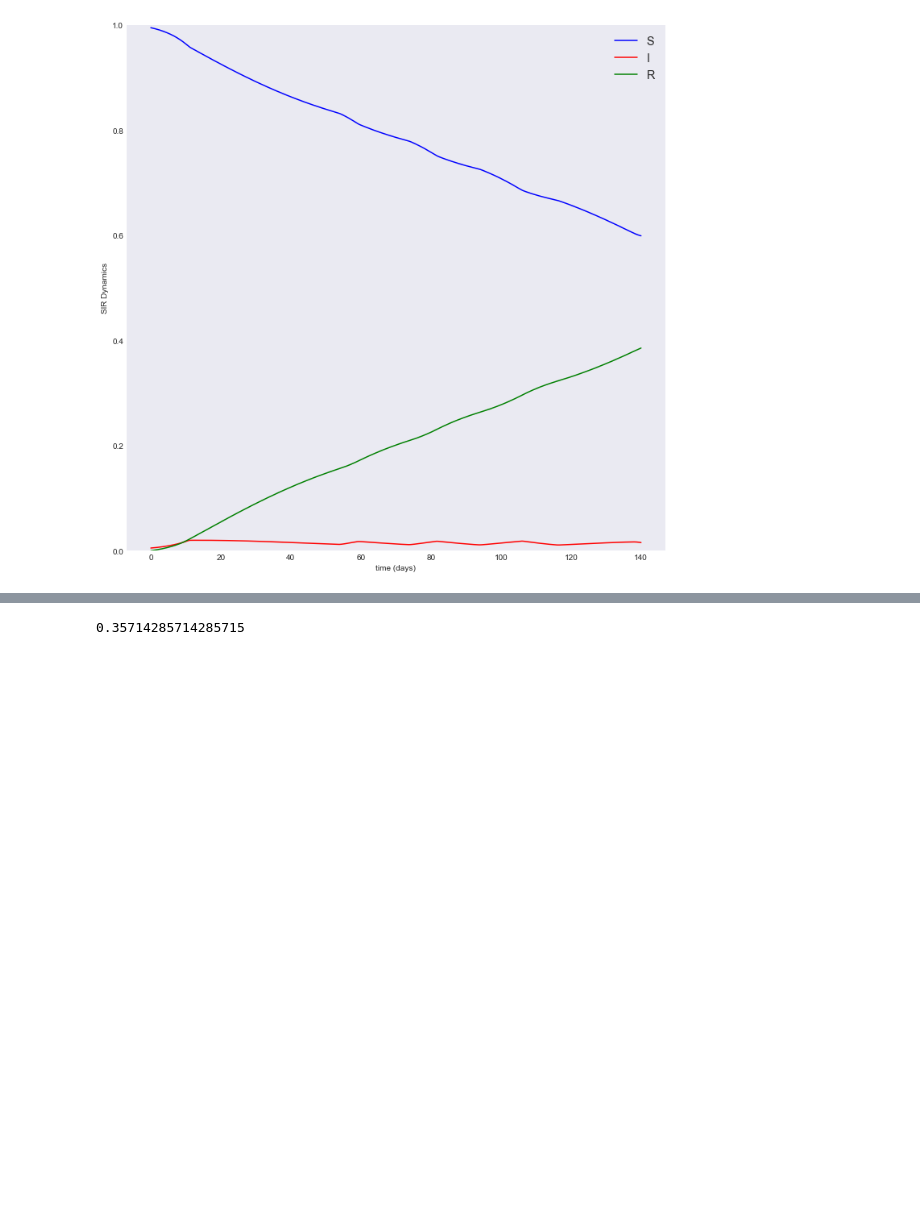
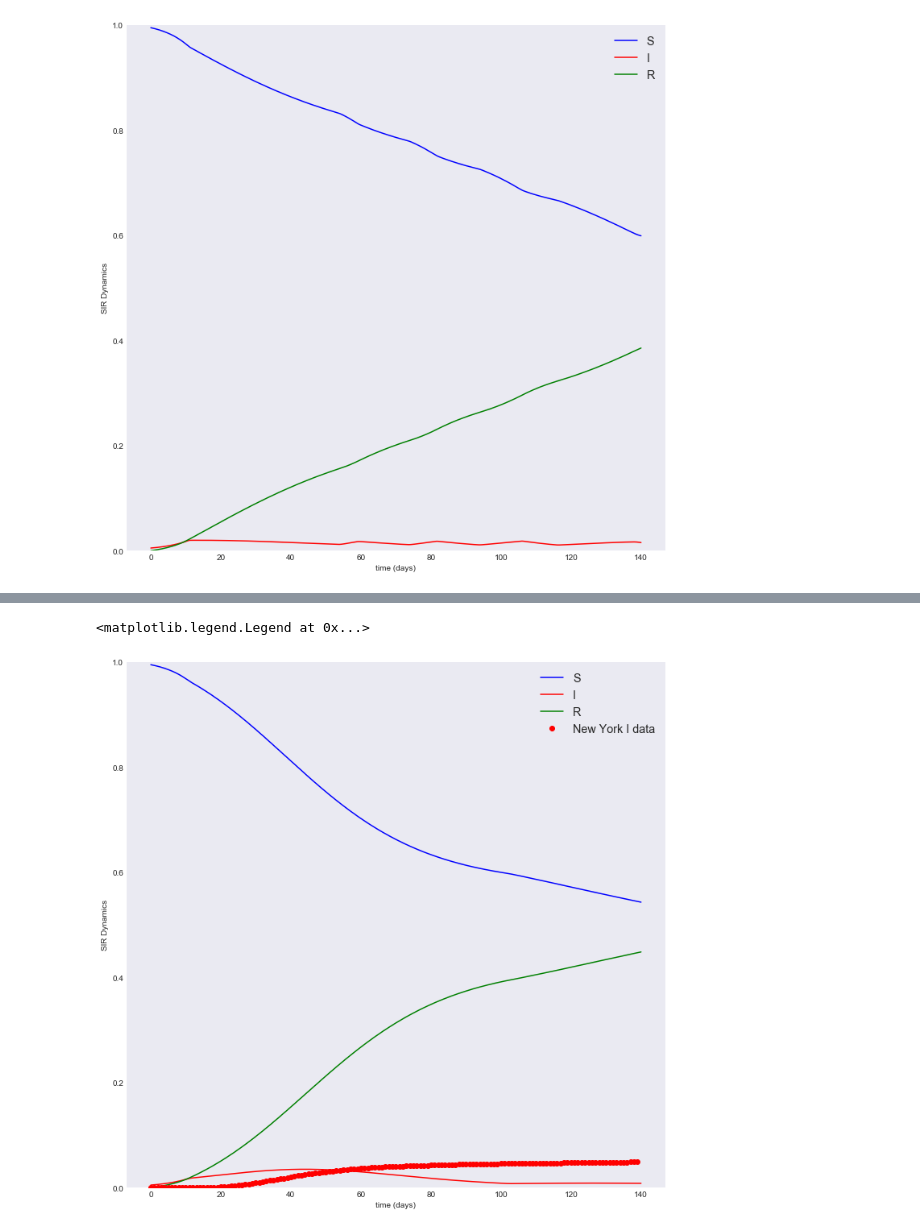
Before and after one commit to ajhaslam16/Impacts_of_behavior_SIR, a Jupyter notebook: paramestimation_leastsq.ipynb, the cells around one changed output, grey strips where cells are left out. Drawn from its saved outputs; the diff is of its cells as text; code cells hidden in the pictures; blank space fills up the shorter version.

```diff
--- a/paramestimation_leastsq.ipynb
+++ b/paramestimation_leastsq.ipynb
@@ -177,7 +177,38 @@ print(result)
-# %%
-1/2.8
-# %% [output]
-0.35714285714285715
+# %%
+nu=result.x[3]
+rho = result.x[4]
+beta_S=result.x[0]
+beta_A = result.x[1]
+gamma= result.x[2]
+q = result.x[5]
+p = result.x[6]
+params = ODE_models.get_params(beta_S=beta_S, beta_A= beta_A, gamma=gamma, nu = nu, rho=rho, q = q, p =p)
+
+
+fin_time = 140
+
+matplotlib.rcParams['figure.figsize'] = [12, 12]
+fig, ax = plt.subplots()
+
+sim_system = odeint(ODE_models.SIRan_system,initial_stateny, timeny, args=(params,))
+
+S = sim_system[:,0]+sim_system[:,1]
+I = sim_system[:,2]+sim_system[:,3]+sim_system[:,4]
+R = sim_system[:,5]+sim_system[:,6]+sim_system[:,7]
+
+S_curve, = ax.plot(timeny, S, '-b', label='S')
+I_curve, = ax.plot(timeny, I, '-r', label='I')
+R_curve, = ax.plot(timeny, R, '-g', label='R')
+plt.plot(timeobsny,yobsny, color= 'red',marker='o', linestyle='none', label='New York I data')
+
+ax.set(xlabel='time (days)', ylabel='SIR Dynamics')
+ax.set_ylim((0,1))
+#ax.set_xlim((0,fin_time))
+ax.grid()
+ax.legend(loc='best',fontsize='x-large')
+# %% [output]
+<matplotlib.legend.Legend at 0x...>
+[figure, added]
 # %%
 #California
 yobsca = cumulativeca/Nca
```
Also changed, not shown: parts of 4 cells of this notebook, 25 other files.
